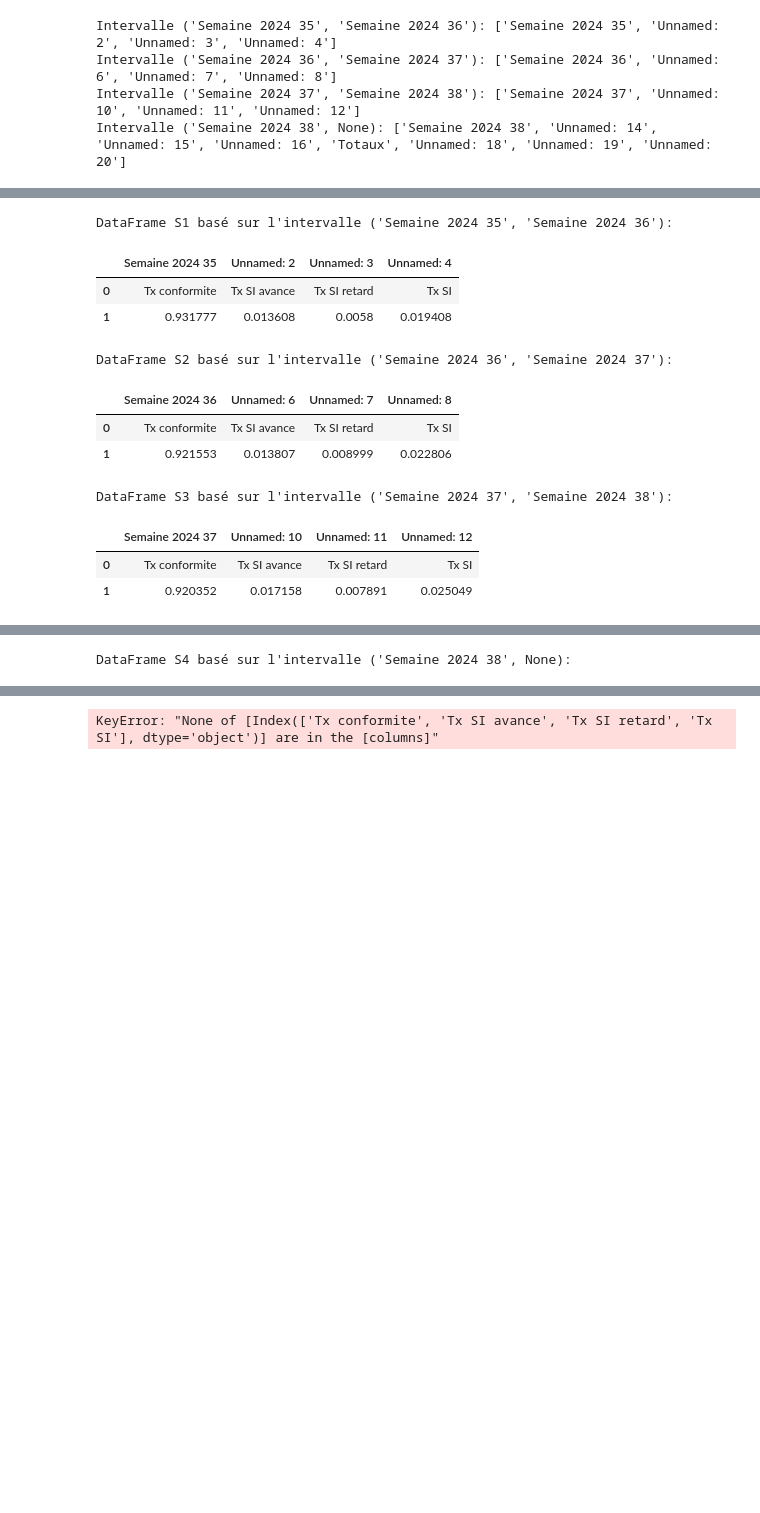
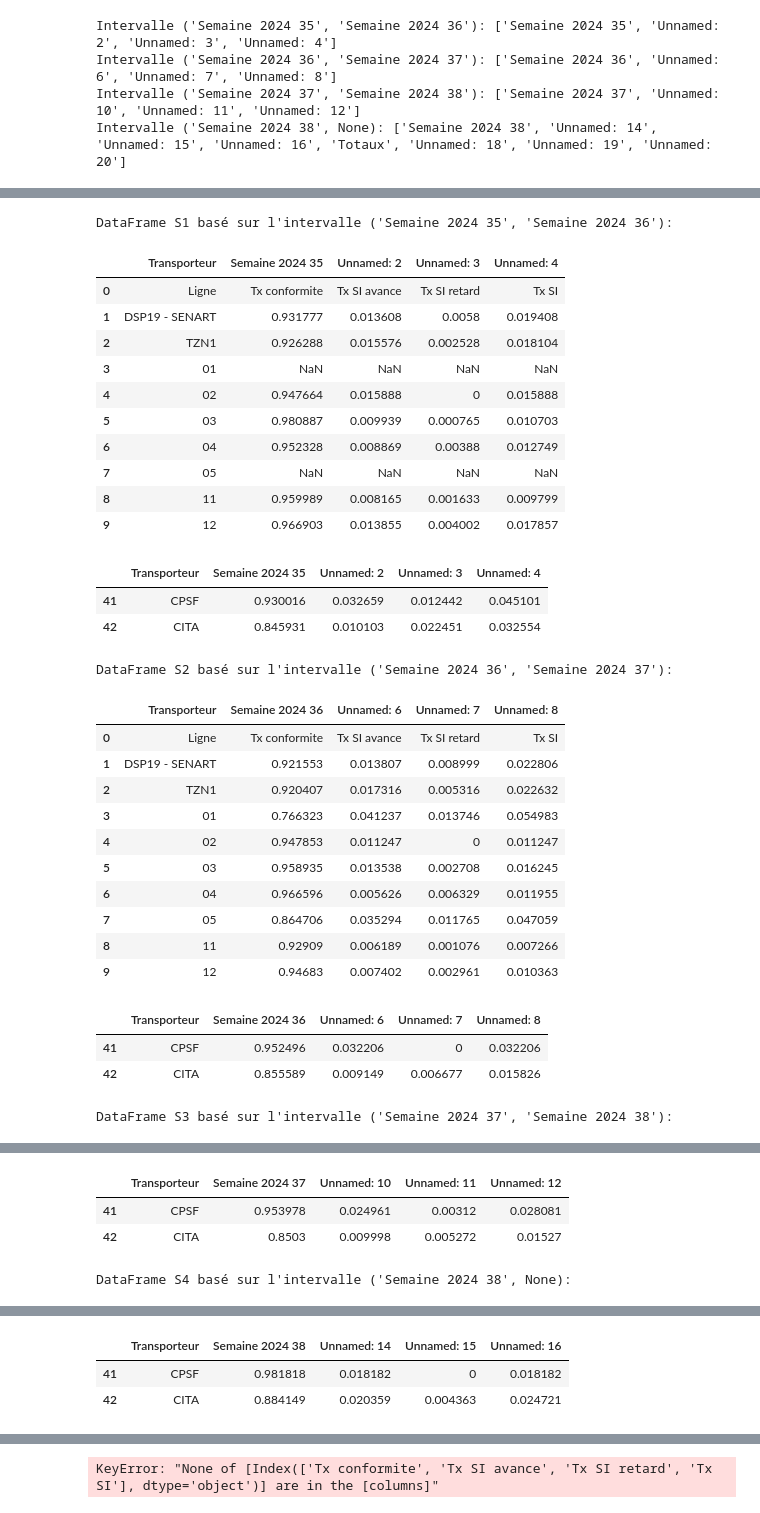
Before and after one commit to alberttalla/traitement_sae, a Jupyter notebook: TRAITEMENT SAE.ipynb, the cells around one changed output, grey strips where cells are left out. Saved outputs shown, nothing was run; the diff lists cells and outputs as text; code cells hidden in the pictures; blank space fills up the shorter version.

```diff
--- a/TRAITEMENT SAE.ipynb
+++ b/TRAITEMENT SAE.ipynb
@@ -21,4 +15,5 @@ Requirement already satisfied: et-xmlfile in /usr/local/lib/python3.11/site-pack
 # %%
-filename = "./mobirecord_declarations_export.xlsx"
+#filename = "./mobirecord_declarations_export.xlsx"
+filename = "./Taux de régularité DSP - 18092024131617.xlsx"
 df = pd.read_excel(filename)
 # %%
@@ -389,33 +551,57 @@ DataFrame S1 basé sur le premier intervalle :
 # %%
 # Dictionnaire pour stocker les DataFrames par intervalle
 dataframes_by_interval = {}
 
 # Boucle sur chaque intervalle dans columns_by_interval
 for idx, (interval, columns) in enumerate(columns_by_interval.items()):
     # Créer un DataFrame pour chaque intervalle
     df_interval = df[columns]
     # Nommer le DataFrame (par exemple, S1, S2, S3, etc.)
+
+    # Supprimer la dernière ligne du DataFrame
+    df_interval = df_interval.iloc[:-1]
+
     dataframe_name = f"S{idx + 1}"
     # Stocker le DataFrame dans le dictionnaire
     dataframes_by_interval[dataframe_name] = df_interval
     # Afficher le DataFrame
     print(f"DataFrame {dataframe_name} basé sur l'intervalle {interval}:")
-    display(df_interval.head(2))
+    display(df_interval.head(10))
+    display(df_interval.tail(2))
     print("\n")
 
 # Accéder aux DataFrames dans le dictionnaire
 # Par exemple, accéder à S1
 S1 = dataframes_by_interval['S1']
 # %% [output]
 DataFrame S1 basé sur l'intervalle ('Semaine 2024 35', 'Semaine 2024 36'):
-|  | Semaine 2024 35 | Unnamed: 2 | Unnamed: 3 | Unnamed: 4 |
-| 0 | Tx conformite | Tx SI avance | Tx SI retard | Tx SI |
-| 1 | 0.931777 | 0.013608 | 0.0058 | 0.019408 |
+|  | Transporteur | Semaine 2024 35 | Unnamed: 2 | Unnamed: 3 | Unnamed: 4 |
+| 0 | Ligne | Tx conformite | Tx SI avance | Tx SI retard | Tx SI |
+| 1 | DSP19 - SENART | 0.931777 | 0.013608 | 0.0058 | 0.019408 |
+| 2 | TZN1 | 0.926288 | 0.015576 | 0.002528 | 0.018104 |
+| 3 | 01 | NaN | NaN | NaN | NaN |
+| 4 | 02 | 0.947664 | 0.015888 | 0 | 0.015888 |
+| 5 | 03 | 0.980887 | 0.009939 | 0.000765 | 0.010703 |
+| 6 | 04 | 0.952328 | 0.008869 | 0.00388 | 0.012749 |
+| 7 | 05 | NaN | NaN | NaN | NaN |
+| 8 | 11 | 0.959989 | 0.008165 | 0.001633 | 0.009799 |
+| 9 | 12 | 0.966903 | 0.013855 | 0.004002 | 0.017857 |
+|  | Transporteur | Semaine 2024 35 | Unnamed: 2 | Unnamed: 3 | Unnamed: 4 |
+| 41 | CPSF | 0.930016 | 0.032659 | 0.012442 | 0.045101 |
+| 42 | CITA | 0.845931 | 0.010103 | 0.022451 | 0.032554 |
 DataFrame S2 basé sur l'intervalle ('Semaine 2024 36', 'Semaine 2024 37'):
-|  | Semaine 2024 36 | Unnamed: 6 | Unnamed: 7 | Unnamed: 8 |
-| 0 | Tx conformite | Tx SI avance | Tx SI retard | Tx SI |
-| 1 | 0.921553 | 0.013807 | 0.008999 | 0.022806 |
+|  | Transporteur | Semaine 2024 36 | Unnamed: 6 | Unnamed: 7 | Unnamed: 8 |
+| 0 | Ligne | Tx conformite | Tx SI avance | Tx SI retard | Tx SI |
+| 1 | DSP19 - SENART | 0.921553 | 0.013807 | 0.008999 | 0.022806 |
+| 2 | TZN1 | 0.920407 | 0.017316 | 0.005316 | 0.022632 |
+| 3 | 01 | 0.766323 | 0.041237 | 0.013746 | 0.054983 |
+| 4 | 02 | 0.947853 | 0.011247 | 0 | 0.011247 |
+| 5 | 03 | 0.958935 | 0.013538 | 0.002708 | 0.016245 |
+| 6 | 04 | 0.966596 | 0.005626 | 0.006329 | 0.011955 |
+| 7 | 05 | 0.864706 | 0.035294 | 0.011765 | 0.047059 |
+| 8 | 11 | 0.92909 | 0.006189 | 0.001076 | 0.007266 |
+| 9 | 12 | 0.94683 | 0.007402 | 0.002961 | 0.010363 |
+|  | Transporteur | Semaine 2024 36 | Unnamed: 6 | Unnamed: 7 | Unnamed: 8 |
+| 41 | CPSF | 0.952496 | 0.032206 | 0 | 0.032206 |
+| 42 | CITA | 0.855589 | 0.009149 | 0.006677 | 0.015826 |
 DataFrame S3 basé sur l'intervalle ('Semaine 2024 37', 'Semaine 2024 38'):
-|  | Semaine 2024 37 | Unnamed: 10 | Unnamed: 11 | Unnamed: 12 |
-| 0 | Tx conformite | Tx SI avance | Tx SI retard | Tx SI |
-| 1 | 0.920352 | 0.017158 | 0.007891 | 0.025049 |
@@ -422 +619,4 @@ DataFrame S3 basé sur l'intervalle ('Semaine 2024 37', 'Semaine 2024 38'):
+|  | Transporteur | Semaine 2024 37 | Unnamed: 10 | Unnamed: 11 | Unnamed: 12 |
+| 41 | CPSF | 0.953978 | 0.024961 | 0.00312 | 0.028081 |
+| 42 | CITA | 0.8503 | 0.009998 | 0.005272 | 0.01527 |
 DataFrame S4 basé sur l'intervalle ('Semaine 2024 38', None):
@@ -426,3 +634,6 @@ DataFrame S4 basé sur l'intervalle ('Semaine 2024 38', None):
+|  | Transporteur | Semaine 2024 38 | Unnamed: 14 | Unnamed: 15 | Unnamed: 16 |
+| 41 | CPSF | 0.981818 | 0.018182 | 0 | 0.018182 |
+| 42 | CITA | 0.884149 | 0.020359 | 0.004363 | 0.024721 |
 # %%
 # Dictionnaire pour stocker les DataFrames par intervalle
 dataframes_by_interval = {}
```
Also changed, not shown: parts of 25 cells of this notebook, 4 other files.
